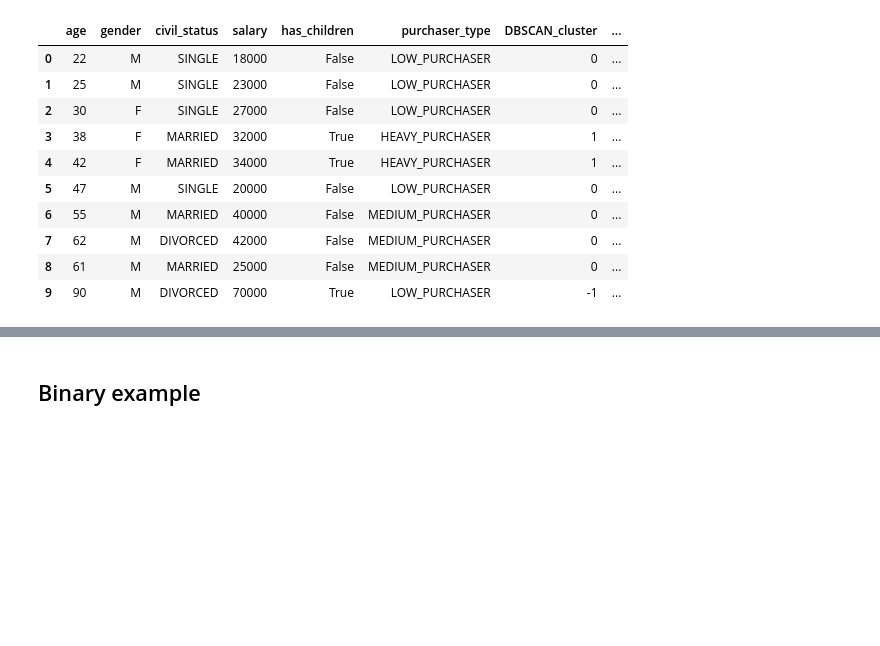
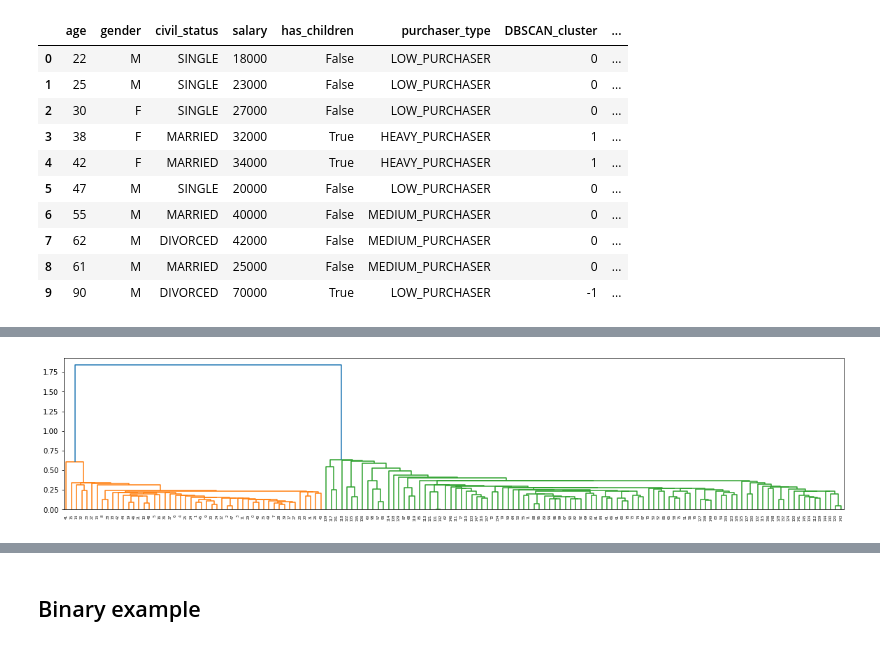
Before and after one commit to jameshtwose/Data-Science, a Jupyter notebook: Machine_learning/gower_clustering.ipynb, the cells around one changed output, grey strips where cells are left out. Cells and saved outputs as stored; diff of their text form; code cells hidden in the pictures; blank space fills up the shorter version.

```diff
--- a/Machine_learning/gower_clustering.ipynb
+++ b/Machine_learning/gower_clustering.ipynb
@@ -115,0 +143,5 @@ fig, ax = plot_confusion_matrix(cf=cf_matrix, title="Confusion Matrix classifyin
+# %%
+# Configuring the parameters of the clustering algorithm
+dbscan_cluster = DBSCAN(eps=0.3,
+                        min_samples=10,
+                        metric="precomputed")
@@ -115,0 +156,2 @@ fig, ax = plot_confusion_matrix(cf=cf_matrix, title="Confusion Matrix classifyin
+# %%
+l_matrix = linkage(d_matrix)
@@ -115,0 +161,5 @@ fig, ax = plot_confusion_matrix(cf=cf_matrix, title="Confusion Matrix classifyin
+# %%
+_ = plt.figure(figsize=(20, 4))
+dn = dendrogram(l_matrix)
+# %% [output]
+[figure, added]
```
Also changed, not shown: parts of 23 cells of this notebook, 1 other file.
